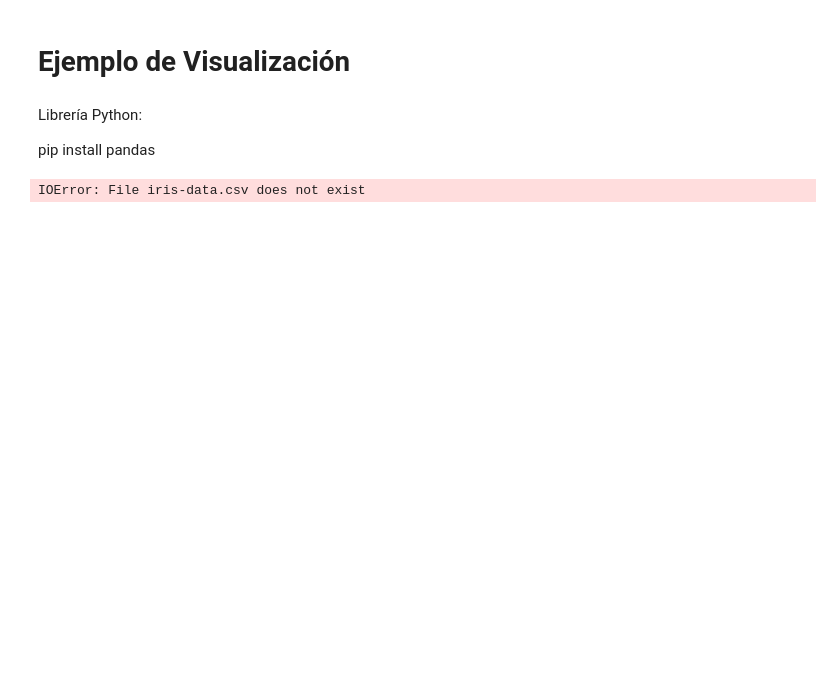
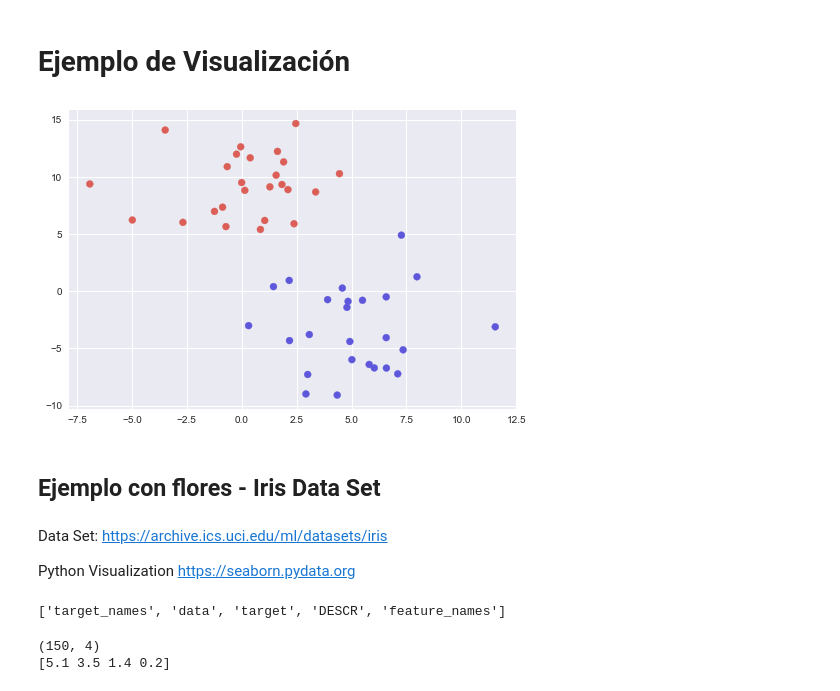
Before and after one commit to l3s777/CCBOL18_DataScience, a Jupyter notebook: Ejemplo-DataVisualization.ipynb, the cells around one changed output. Saved outputs shown, nothing was run; the diff lists cells and outputs as text; code cells hidden in the pictures; blank space fills up the shorter version.

Commit message:
examples visualization

```diff
--- a/Ejemplo-DataVisualization.ipynb
+++ b/Ejemplo-DataVisualization.ipynb
@@ -1,13 +1,28 @@
 # %% [markdown]
 <h1> Ejemplo de Visualización
-# %% [markdown]
-Librería Python:
-
-pip install pandas
-# %%
-import pandas as pd
-
-iris_data = pd.read_csv('iris-data.csv')
-iris_data.head()
-# %% [output]
-IOError: File iris-data.csv does not exist
+# %%
+# Import libraries
+%matplotlib inline
+import numpy as np
+import matplotlib.pyplot as plt
+import matplotlib as mpl
+import seaborn as sns
+sns.set();
+cmap = mpl.colors.ListedColormap(sns.color_palette("hls", 3))
+# %%
+# Create a random set of examples
+from sklearn.datasets.samples_generator import make_blobs
+X, Y = make_blobs(n_samples=50, centers=2,random_state=23, cluster_std=2.90)
+
+plt.scatter(X[:, 0], X[:, 1], c=Y, cmap=cmap)
+plt.show()
+# %% [output]
+[figure, added]
+# %% [markdown]
+<h2> Ejemplo con flores - Iris Data Set
+# %% [markdown]
+Data Set:
+https://archive.ics.uci.edu/ml/datasets/iris
+
+Python Visualization
+https://seaborn.pydata.org
@@ -13,0 +32,11 @@ IOError: File iris-data.csv does not exist
+# %%
+iris.keys()
+# %% [output]
+['target_names', 'data', 'target', 'DESCR', 'feature_names']
+# %%
+n_samples, n_features = iris.data.shape
+print((n_samples, n_features))
+print(iris.data[0])
+# %% [output]
+(150, 4)
+[5.1 3.5 1.4 0.2]
```
Also changed, not shown: parts of 2 cells of this notebook.
